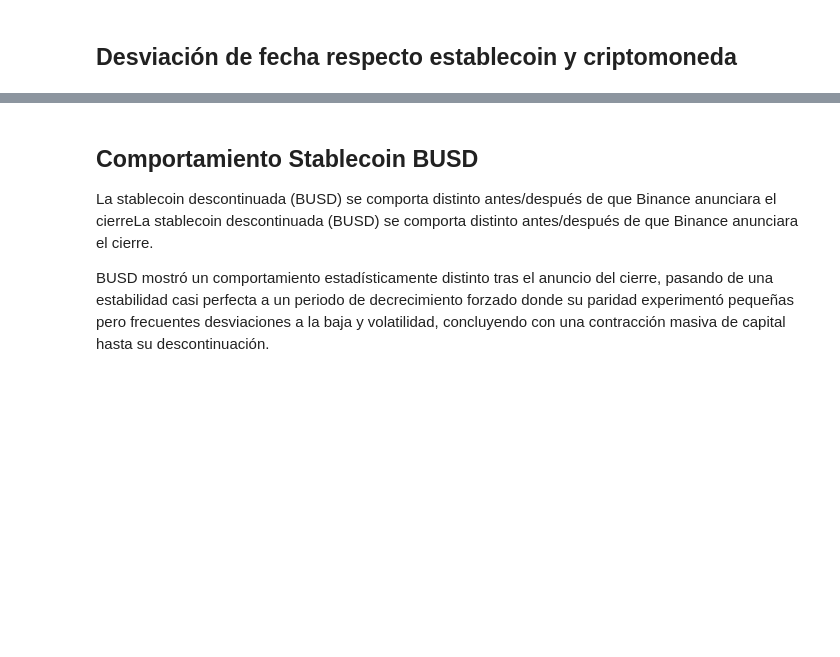
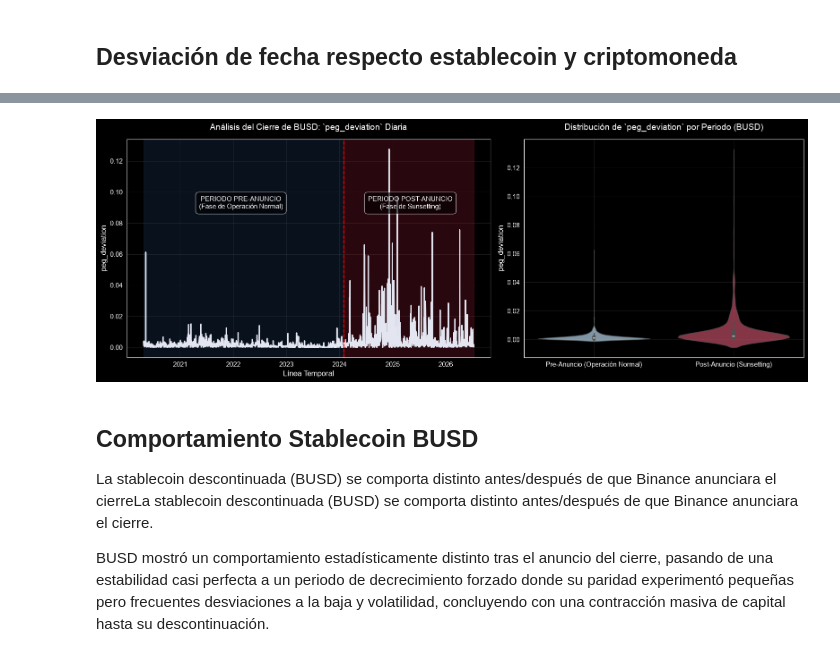
Before and after one commit to Bootcamp-DA-P2/criptoradar, a Jupyter notebook: notebooks/EDA.ipynb, the cells around one changed output, grey strips where cells are left out. Cells and saved outputs as stored; diff of their text form; code cells hidden in the pictures; blank space fills up the shorter version.

Commit message:
fix: desviación de fecha respecta stablecoin y criptomoneda

```diff
--- a/notebooks/EDA.ipynb
+++ b/notebooks/EDA.ipynb
@@ -402,18 +403,79 @@ plt.show()
 # %% [markdown]
 ## Desviación de fecha respecto establecoin y criptomoneda
 # %%
-# Suponiendo que tienes un dataframe 'df_crypto' con las columnas ['datetime', 'btc_volatility_3d']
-# 1. Combinamos los datos por fecha
-df_estudio = pd.merge(df_stable, df_crypto, on='datetime', how='inner')
+# 1. Configurar estilo visual oscuro
+plt.style.use('dark_background')
+fig, axes = plt.subplots(1, 2, figsize=(16, 6), gridspec_kw={'width_ratios': [1.3, 1]})
 
-# 2. Creamos las variables con retardo (Shift de 1 día hacia el futuro)
-df_estudio['peg_deviation_mañana'] = df_estudio.groupby('stablecoin')['peg_deviation'].shift(-1)
-df_estudio['btc_volatility_mañana'] = df_estudio['btc_volatility_3d'].shift(-1)
+# 2. Cargar los datos directamente desde tu archivo CSV
+# CAMBIA ESTA RUTA por la de tu archivo (por ejemplo: 'data/historico_stablecoins.csv')
+df_global = pd.read_csv("../data/clean/datos_preprocesados_clean.csv")
 
-# 3. Calculamos las correlaciones cruzadas temporales
-corr_cripto_a_stable = df_estudio['btc_volatility_3d'].corr(df_estudio['peg_deviation_mañana'])
-corr_stable_a_cripto = df_estudio['peg_deviation'].corr(df_estudio['btc_volatility_mañana'])
+# Filtrar para quedarnos únicamente con BUSD
+df_busd = df_global[df_global['stablecoin'] == 'BUSD'].copy()
 
-print(f"Impacto Cripto -> Stable (¿Volatilidad BTC hoy predice depeg mañana?): {corr_cripto_a_stable:.4f}")
-print(f"Impacto Stable -> Cripto (¿Depeg hoy predice volatilidad BTC mañana?): {corr_stable_a_cripto:.4f}")
+# Convertir la columna de fecha a formato datetime y ordenar
+df_busd['datetime'] = pd.to_datetime(df_busd['datetime'])
+df_busd = df_busd.sort_values('datetime')
+
+# 3. Definir el hito del evento (Febrero 2024) y partir el dataset
+fecha_evento = pd.to_datetime('2024-02-01')
+
+df_busd['periodo'] = np.where(
+    df_busd['datetime'] < fecha_evento,
+    'Pre-Anuncio (Operación Normal)',
+    'Post-Anuncio (Sunsetting)'
+)
+
+# =====================================================================
+# PANEL 1: SERIE TEMPORAL DIVIDIDA (Eje izquierdo)
+# =====================================================================
+ax1 = axes[0]
+ax1.plot(df_busd['datetime'], df_busd['peg_deviation'], color="#e3e6f1", linewidth=2, label='peg_deviation')
+
+# Colorear los fondos de los periodos
+df_pre = df_busd[df_busd['datetime'] < fecha_evento]
+ax1.axvspan(df_pre['datetime'].min(), fecha_evento, color='#1f3a60', alpha=0.3, label='Fase Operación Normal')
+
+df_post = df_busd[df_busd['datetime'] >= fecha_evento]
+ax1.axvspan(fecha_evento, df_post['datetime'].max(), color='#8b1a2f', alpha=0.3, label='Fase Sunsetting')
+
+# Línea divisoria del evento
+ax1.axvline(fecha_evento, color='red', linestyle='--', linewidth=1.5)
+
+# Detalles estéticos del Panel 1
+ax1.set_title('Análisis del Cierre de BUSD: `peg_deviation` Diaria', fontsize=14, pad=15)
+ax1.set_ylabel('peg_deviation', fontsize=12)
+ax1.set_xlabel('Línea Temporal', fontsize=12)
+ax1.grid(True, alpha=0.1)
+
+# Textos explicativos dentro del gráfico
+ax1.text(df_pre['datetime'].mean(), df_busd['peg_deviation'].max()*0.7, 'PERIODO PRE-ANUNCIO\n(Fase de Operación Normal)',
+         color='white', ha='center', bbox=dict(facecolor='black', alpha=0.6, boxstyle='round,pad=0.5'))
+ax1.text(df_post['datetime'].mean(), df_busd['peg_deviation'].max()*0.7, 'PERIODO POST-ANUNCIO\n(Fase de Sunsetting)',
+         color='white', ha='center', bbox=dict(facecolor='black', alpha=0.6, boxstyle='round,pad=0.5'))
+
+# =====================================================================
+# PANEL 2: COMPARATIVA DE DISTRIBUCIÓN (Eje derecho)
+# =====================================================================
+ax2 = axes[1]
+colores_periodos = {'Pre-Anuncio (Operación Normal)': '#aed8f2', 'Post-Anuncio (Sunsetting)': '#d13b5a'}
+
+sns.violinplot(
+    data=df_busd,
+    x='periodo',
+    y='peg_deviation',
+    ax=ax2,
+    palette=colores_periodos,
+    inner='box',
+    alpha=0.7
+)
+
+ax2.set_title('Distribución de `peg_deviation` por Periodo (BUSD)', fontsize=14, pad=15)
+ax2.set_ylabel('peg_deviation', fontsize=12)
+ax2.set_xlabel('', fontsize=12)
+ax2.grid(True, alpha=0.1)
+
+plt.tight_layout()
+plt.show()
 # %% [output]
@@ -422,3 +482,4 @@ Impacto Stable -> Cripto (¿Depeg hoy predice volatilidad BTC mañana?): 0.0197
+[figure, added]
 # %% [markdown]
 ## Comportamiento Stablecoin BUSD
 La stablecoin descontinuada (BUSD) se comporta distinto antes/después de que Binance anunciara el cierreLa stablecoin descontinuada (BUSD) se comporta distinto antes/después de que Binance anunciara el cierre.
```
Also changed, not shown: parts of 14 cells of this notebook.
